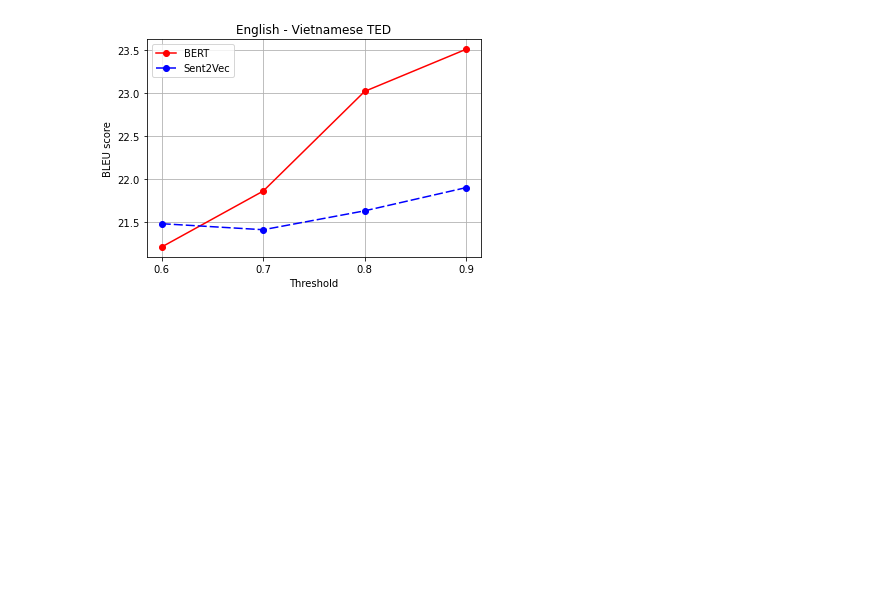
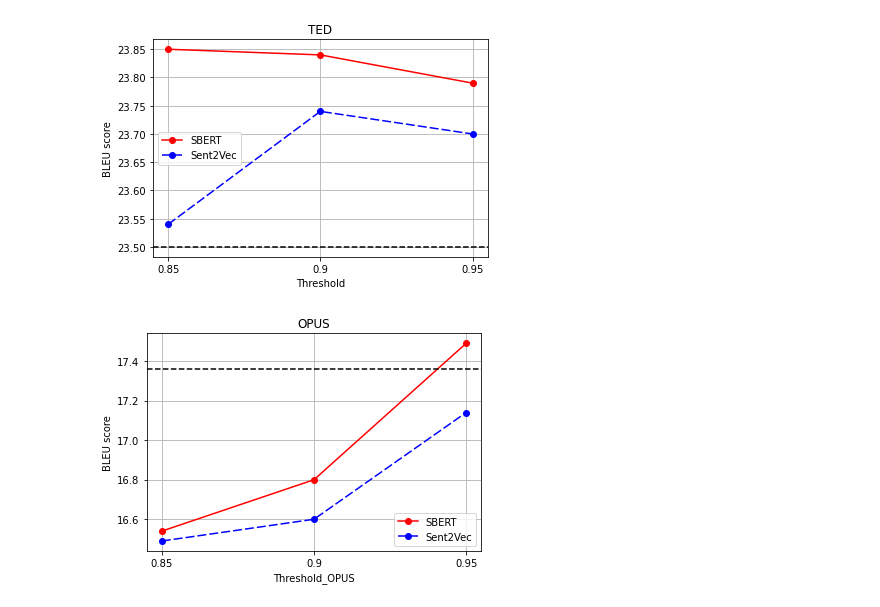
Before and after one commit to hoangtrungchinh/clc_data, a Jupyter notebook: Script/Chart.ipynb, the cells around one changed output. Saved outputs shown, nothing was run; the diff lists cells and outputs as text; code cells hidden in the pictures; blank space fills up the shorter version.

Commit message:
add chart for TMgst

```diff
--- a/Script/Chart.ipynb
+++ b/Script/Chart.ipynb
@@ -1,60 +1,50 @@
 # %%
 import matplotlib.pyplot as plt
 
-bleu_bert_en_vi = [21.21, 21.86, 23.02, 23.51]
-bleu_bert_vi_en = [21.63, 21.82, 21.82, 21.80]
-bleu_sent2vec_en_vi = [21.48, 21.41, 21.63, 21.90]
-bleu_sent2vec_vi_en = [22.31, 22.26, 22.27, 23.11]
-Threshold = [0.6, 0.7, 0.8, 0.9]
+bleu_bert_en_vi = [23.85, 23.84, 23.79]
+bleu_sent2vec_en_vi = [23.54, 23.74, 23.7]
+Threshold = [0.85, 0.9, 0.95]
 
-plt.plot(range(len(Threshold)), bleu_bert_en_vi, label="BERT", color='red', marker='o')
+plt.plot(range(len(Threshold)), bleu_bert_en_vi, label="SBERT", color='red', marker='o')
 plt.plot(range(len(Threshold)), bleu_sent2vec_en_vi, label="Sent2Vec", color='blue', marker='o', dashes=[6, 2])
 plt.xticks(range(len(Threshold)),Threshold)
 
-# plt.axhline(y = 20, color = 'black', linestyle = 'dashed')
-# plt.axvline(x = 0.5, color = 'black', linestyle = 'dashed')
+plt.axhline(y = 23.5, color = 'black', linestyle = 'dashed')
 
-plt.title('English - Vietnamese TED')
+plt.title('TED')
 plt.xlabel('Threshold')
 plt.grid(True)
 plt.ylabel('BLEU score')
 
 plt.legend()
 
 
-# import matplotlib.lines as lines
-
-# fig = plt.figure()
-# fig.add_artist(lines.Line2D([0.5, 0.5], [0.5, 0.5]))
-
-# plt.savefig('bert-sent2vec.eps', format='eps')
+# plt.savefig('TED_bert-sent2vec.eps', format='eps')
 
 plt.show()
 
-# ========================
+# =====================
 
-# plt.plot(range(len(Threshold)), bleu_bert_vi_en, label="BERT", color='red', marker='o')
-# plt.plot(range(len(Threshold)), bleu_sent2vec_vi_en, label="Sent2Vec", color='blue', marker='o', dashes=[6, 2])
-# plt.xticks(range(len(Threshold)),Threshold)
+bleu_OPUS_bert_en_vi = [16.54, 16.80, 17.49]
+bleu_OPUS_sent2vec_en_vi = [16.49, 16.60, 17.14]
+Threshold_OPUS = [0.85, 0.9, 0.95]
 
-# # plt.axhline(y = 20, color = 'black', linestyle = 'dashed')
-# # plt.axvline(x = 0.5, color = 'black', linestyle = 'dashed')
+plt.plot(range(len(Threshold_OPUS)), bleu_OPUS_bert_en_vi, label="SBERT", color='red', marker='o')
+plt.plot(range(len(Threshold_OPUS)), bleu_OPUS_sent2vec_en_vi, label="Sent2Vec", color='blue', marker='o', dashes=[6, 2])
+plt.xticks(range(len(Threshold_OPUS)),Threshold_OPUS)
 
-# plt.title('Vietnamese - English TED')
-# plt.xlabel('Threshold')
-# plt.grid(True)
-# plt.ylabel('BLEU score')
+plt.axhline(y = 17.36, color = 'black', linestyle = 'dashed')
 
-# plt.legend()
+plt.title('OPUS')
+plt.xlabel('Threshold_OPUS')
+plt.grid(True)
+plt.ylabel('BLEU score')
 
+plt.legend()
 
-# import matplotlib.lines as lines
+# plt.savefig('OPUS_bert-sent2vec.eps', format='eps')
 
-# fig = plt.figure()
-# fig.add_artist(lines.Line2D([0.5, 0.5], [0.5, 0.5]))
-
-# plt.savefig('bert-sent2vec.eps', format='eps')
-
-# plt.show()
+plt.show()
 # %% [output]
-[figure, old version]
+[figure, new version]
+[figure, added]
```
Also changed, not shown: parts of 2 cells of this notebook, 2 other files.
